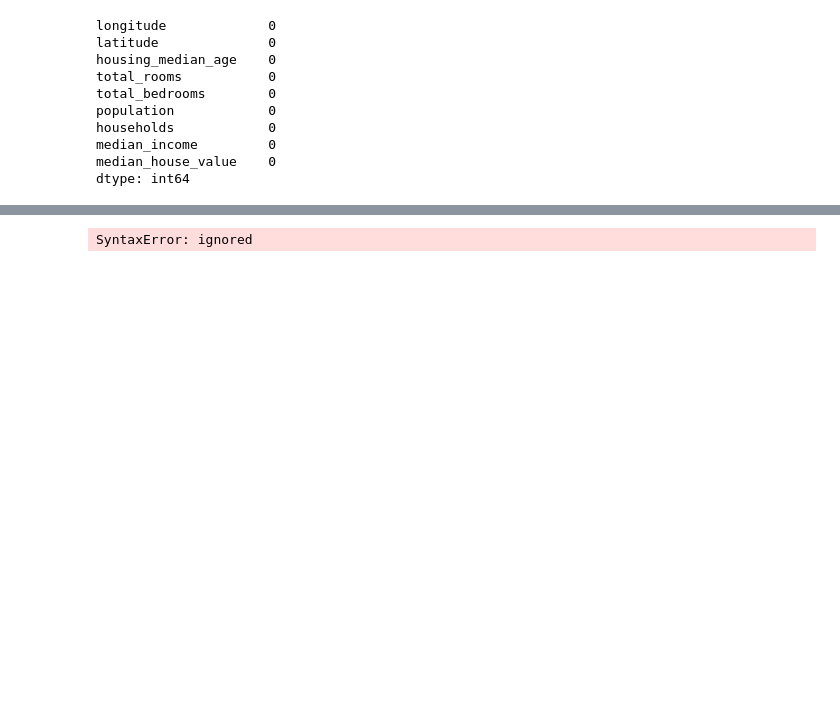
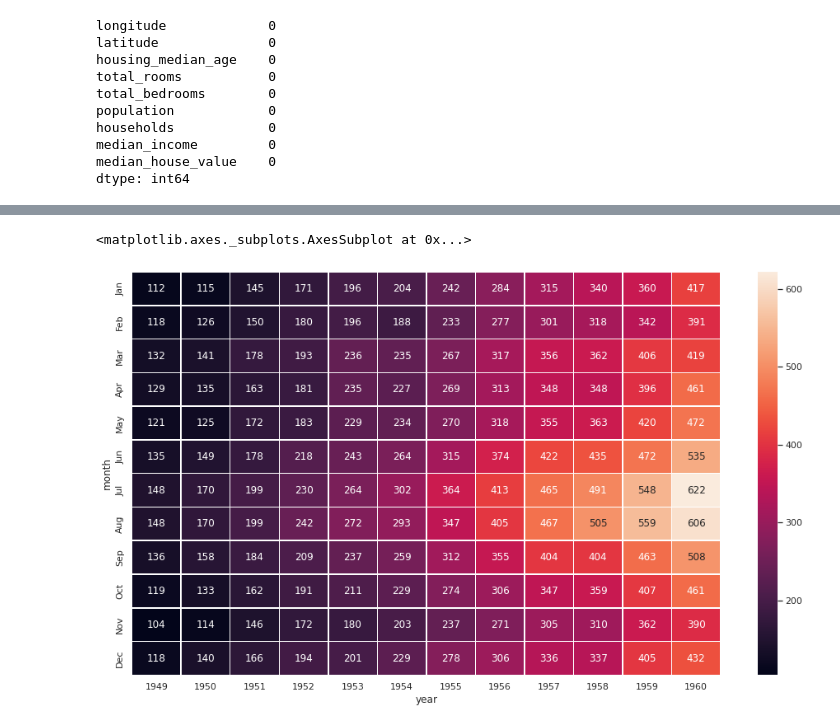
Before and after one commit to zaedulislam/CU_INSE_6220-Advanced_Statistical_Approaches_to_Quality, a Jupyter notebook: Tutorial 1.ipynb, the cells around one changed output, grey strips where cells are left out. Cells and saved outputs as stored; diff of their text form; code cells hidden in the pictures; blank space fills up the shorter version.

```diff
--- a/Tutorial 1.ipynb
+++ b/Tutorial 1.ipynb
@@ -391,0 +428,4 @@ NameError: ignored
+# %%
+# pivot(...): Return reshaped DataFrame organized by given index / column values.
+flights = flights_long.pivot(index="month", columns="year", values="passengers")
+print(flights)
@@ -392,17 +447,7 @@ NameError: ignored
 # %%
-import matplotlib.pyplot as plt
-import seaborn as sns
-sns.set_theme()
-
-# Load the example flights dataset and convert to long-form
-flights_long = sns.load_dataset("flights")
-flights = flights_long.pivot("month", "year", "passengers")
-
 # Draw a heatmap with the numeric values in each cell
-f, ax = plt.subplots(figsize=(9, 6))
-sns.heatmap(flights, annot=True, fmt="d", linewidths=.5, ax=ax)
+f, ax = plt.subplots(figsize=(16, 9))
+sns.heatmap(data=flights, annot=True, fmt="d", linewidths=.5, ax=ax)
+# %% [output]
+<matplotlib.axes._subplots.AxesSubplot at 0x...>
+[figure, added]
-# %%
-#Python version 3.8
-statistics.quantiles(X, *, n=4, method='exclusive')
-# %% [output]
-SyntaxError: ignored
```
Also changed, not shown: parts of 11 cells of this notebook.
